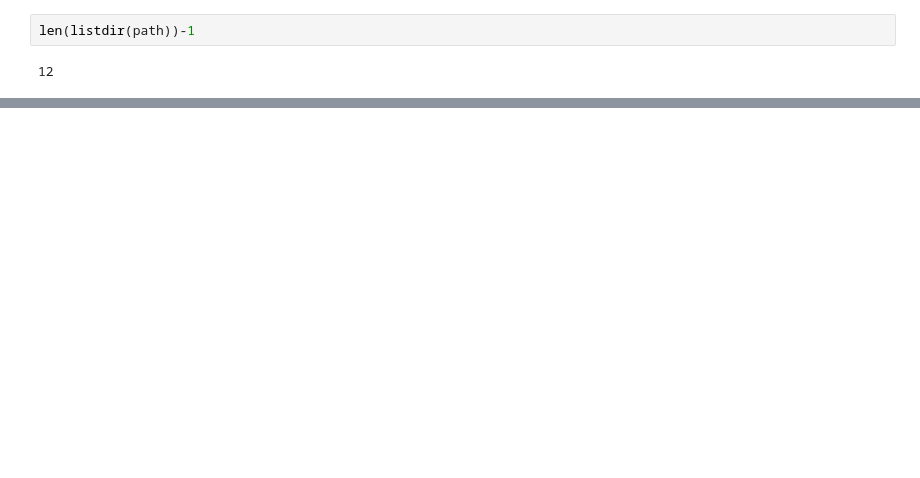
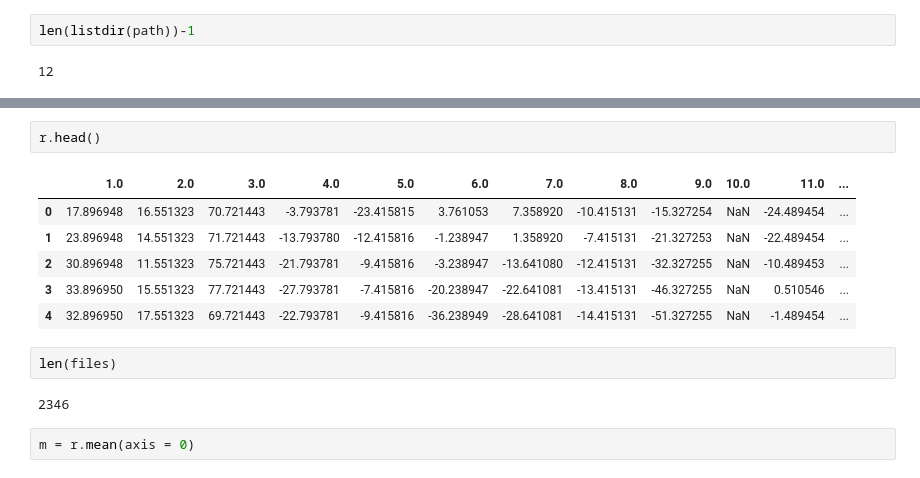
Before and after one commit to MrChristophRivera/KaggleEEG, a Jupyter notebook: data_processing/Daskit.ipynb, the cells around one changed output, grey strips where cells are left out. Saved outputs shown, nothing was run; the diff lists cells and outputs as text; blank space fills up the shorter version.

```diff
--- a/data_processing/Daskit.ipynb
+++ b/data_processing/Daskit.ipynb
@@ -241,0 +348,15 @@ len(listdir(path))-1
+# %%
+r.head()
+# %% [output]
+|  | 1.0 | 2.0 | 3.0 | 4.0 | 5.0 | 6.0 | 7.0 | 8.0 | 9.0 | 10.0 | 11.0 | ... |
+| 0 | 17.896948 | 16.551323 | 70.721443 | -3.793781 | -23.415815 | 3.761053 | 7.358920 | -10.415131 | -15.327254 | NaN | -24.489454 | ... |
+| 1 | 23.896948 | 14.551323 | 71.721443 | -13.793780 | -12.415816 | -1.238947 | 1.358920 | -7.415131 | -21.327253 | NaN | -22.489454 | ... |
+| 2 | 30.896948 | 11.551323 | 75.721443 | -21.793781 | -9.415816 | -3.238947 | -13.641080 | -12.415131 | -32.327255 | NaN | -10.489453 | ... |
+| 3 | 33.896950 | 15.551323 | 77.721443 | -27.793781 | -7.415816 | -20.238947 | -22.641081 | -13.415131 | -46.327255 | NaN | 0.510546 | ... |
+| 4 | 32.896950 | 17.551323 | 69.721443 | -22.793781 | -9.415816 | -36.238949 | -28.641081 | -14.415131 | -51.327255 | NaN | -1.489454 | ... |
+# %%
+len(files)
+# %% [output]
+2346
+# %%
+m = r.mean(axis = 0)
```
Also changed, not shown: parts of 17 cells of this notebook, 1 other file.
